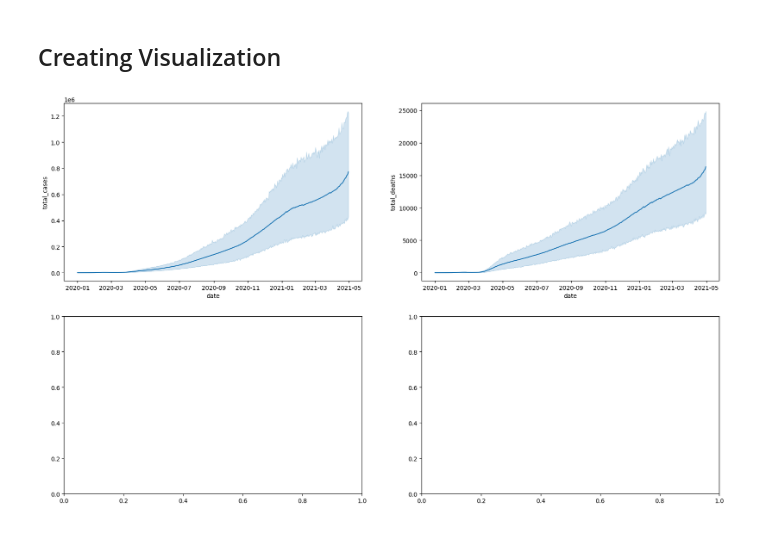
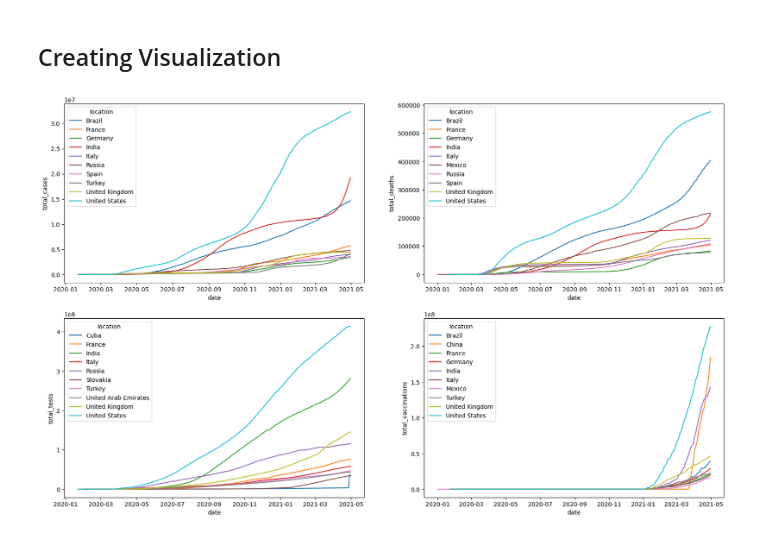
Before and after one commit to icanooooo/Data_Exploration_and_Dashboard_Development, a Jupyter notebook: DataExploration.ipynb, the cells around one changed output. Cells and saved outputs as stored; diff of their text form; code cells hidden in the pictures.

Commit message:
succesfully create the create_2x2_lineplots function and visualizes

```diff
--- a/DataExploration.ipynb
+++ b/DataExploration.ipynb
@@ -179,20 +179,41 @@ See the caveats in the documentation: https://pandas.pydata.org/pandas-docs/stab
 | 81058 | Africa | Zimbabwe | 2021-04-29 | 44.0 | 2.0 | 0.0 | 19584.0 | 14862927.0 | ... |
 | 81059 | Africa | Zimbabwe | 2021-04-30 | 22.0 | 0.0 | 0.0 | 22745.0 | 14862927.0 | ... |
 81060 rows × 12 columns
-# %%
-total_columns = [i for i in df.columns if 'total' in i]
-
-def create_lineplots(df, col, axe):
-    sns.lineplot(data=df,
-                 x='date',
-                 y=col,
-                 ax=axe)
 # %% [markdown]
 ## Creating Visualization
+# %%
+total_columns = [i for i in df.columns if 'total' in i]
+
+def create_lineplots(df, col, axe):
+    sns.lineplot(data=df,
+                 x='date',
+                 y=col,
+                 ax=axe,
+                 hue='location')
+
+def create_2_axes(length):
+    axes = []
+    for i in range(length):
+        axes.append([i, 0])
+        axes.append([i, 1])
+
+    return axes
+
+def create_2x2_lineplots(df, columns, axes, hue_count):
+    ax_size = int(len(columns)/2)
+    axes_list = create_2_axes(ax_size)
+
+    for i in range(len(columns)):
+        sorted = df.groupby('location').agg({columns[i]: 'max'}).sort_values(by=columns[i], ascending=False)
+
+        sorted.reset_index(inplace=True)
+        sorted_location = list(sorted.loc[0:(hue_count-1)]['location'])
+
+        df_top = df[df['location'].isin(sorted_location)]
+        create_lineplots(df_top, columns[i], axe=axes[axes_list[i][0], axes_list[i][1]])
 # %%
 fig, axes = plt.subplots(2, 2, figsize=(20, 12))
 
-create_lineplots(df, 'total_cases', axes[0,0])
-create_lineplots(df, 'total_deaths', axes[0,1])
+create_2x2_lineplots(df, total_columns, axes, 10)
 # %% [output]
-[figure, old version]
+[figure, new version]
```
Also changed, not shown: parts of 1 cell of this notebook.
